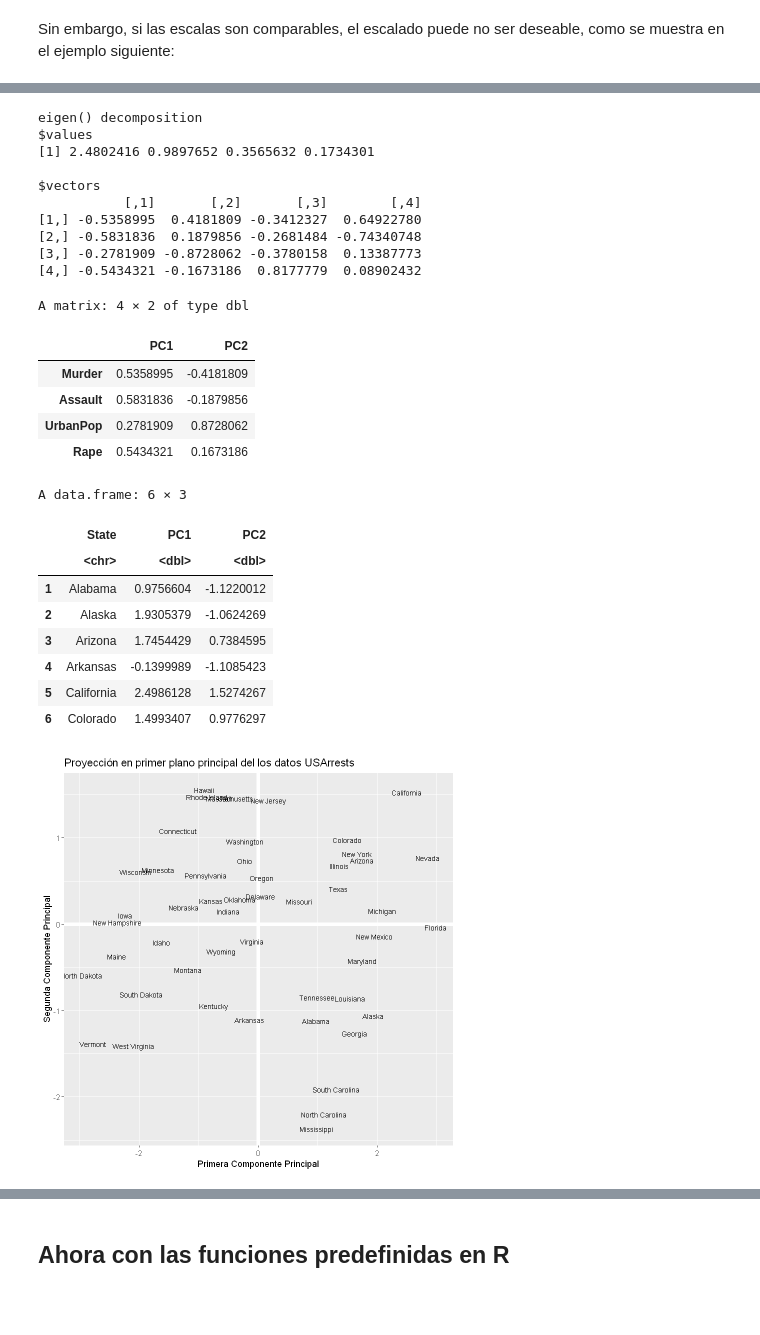
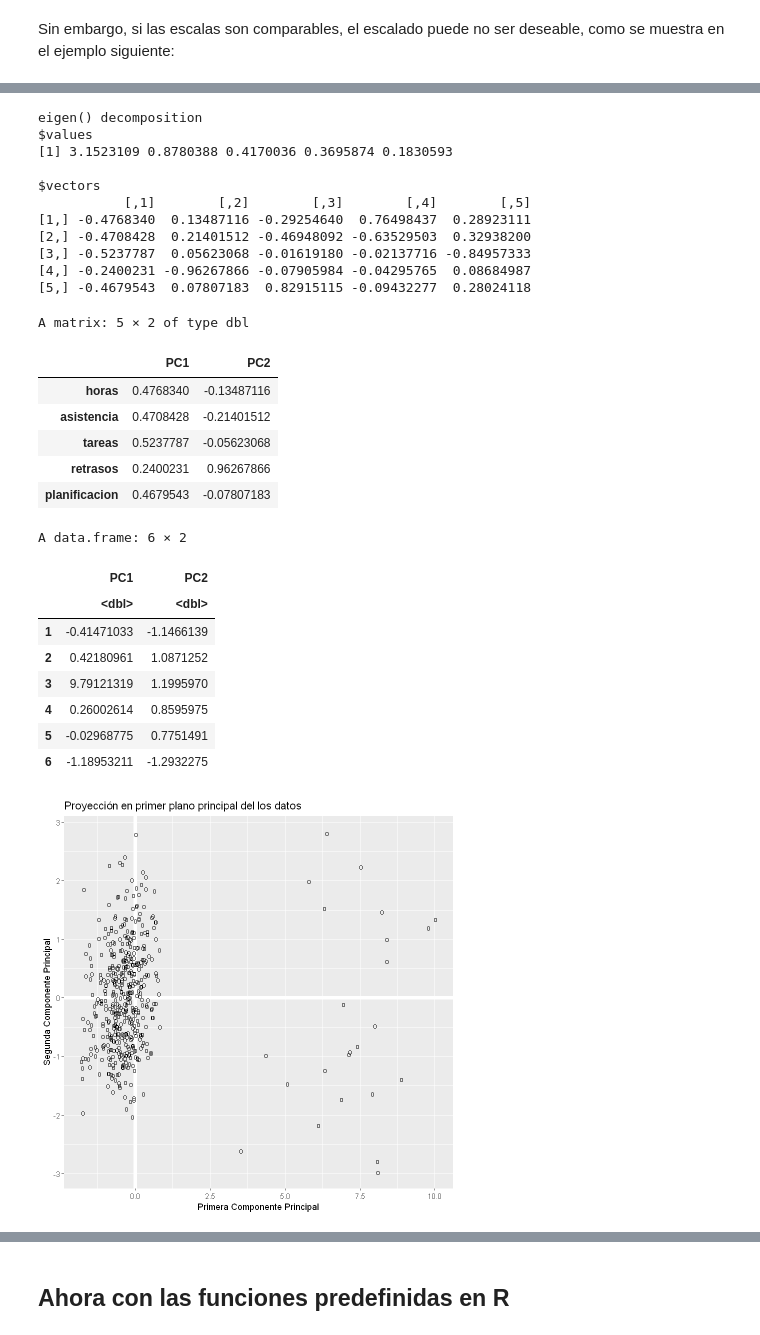
Before and after one commit to elianascheihing/INFO257, a Jupyter notebook: PCA/PCA.ipynb, the cells around one changed output, grey strips where cells are left out. Cells and saved outputs as stored; diff of their text form; code cells hidden in the pictures; blank space fills up the shorter version.

```diff
--- a/PCA/PCA.ipynb
+++ b/PCA/PCA.ipynb
@@ -149,7 +163,7 @@ apply(USArrests,2,mean)
 Para desarrollar los algoritmos vistos es preferible que cada variable  se centre en cero y que tengan una escala común. Por ejemplo, la varianza de Asalto es 6945, mientras que la varianza de Asesinato es solo 18.97. Los datos de Asalto no son necesariamente más variables, simplemente están en una escala diferente en relación con el Asesinato.
 # %%
 # escalando los datos
-scaled_df <- apply(USArrests, 2, scale)
+scaled_df <- apply(datos, 2, scale)
 head(scaled_df)
 apply(scaled_df, 2, var)
 
@@ -180,62 +221,64 @@ Lo importante a recordar es que el PCA está influenciado por la magnitud de cad
 # %%
 # Calculando valores y vectores propios de la matriz de covarianzas empírica
-arrests.cov <- cov(scaled_df)
-arrests.eigen <- eigen(arrests.cov)
-arrests.eigen
+mdat.cov <- cov(scaled_df)
+mdat.eigen <- eigen(mdat.cov)
+mdat.eigen
 # %% [output]
 eigen() decomposition
 $values
-[1] 2.4802416 0.9897652 0.3565632 0.1734301
+[1] 3.1523109 0.8780388 0.4170036 0.3695874 0.1830593
 
 $vectors
-           [,1]       [,2]       [,3]        [,4]
-[1,] -0.5358995  0.4181809 -0.3412327  0.64922780
-[2,] -0.5831836  0.1879856 -0.2681484 -0.74340748
-[3,] -0.2781909 -0.8728062 -0.3780158  0.13387773
-[4,] -0.5434321 -0.1673186  0.8177779  0.08902432
+           [,1]        [,2]        [,3]        [,4]        [,5]
+[1,] -0.4768340  0.13487116 -0.29254640  0.76498437  0.28923111
+[2,] -0.4708428  0.21401512 -0.46948092 -0.63529503  0.32938200
+[3,] -0.5237787  0.05623068 -0.01619180 -0.02137716 -0.84957333
+[4,] -0.2400231 -0.96267866 -0.07905984 -0.04295765  0.08684987
+[5,] -0.4679543  0.07807183  0.82915115 -0.09432277  0.28024118
 # %%
 # Extrayendo los pesos de los dos primeras componentes principales
-w <- -arrests.eigen$vectors[,1:2]
-row.names(w) <- c("Murder", "Assault", "UrbanPop", "Rape")
+w <- -mdat.eigen$vectors[,1:2]
+row.names(w) <- colnames(scaled_df)
 colnames(w) <- c("PC1", "PC2")
 w
 # %% [output]
-A matrix: 4 × 2 of type dbl
+A matrix: 5 × 2 of type dbl
 |  | PC1 | PC2 |
-| Murder | 0.5358995 | -0.4181809 |
-| Assault | 0.5831836 | -0.1879856 |
-| UrbanPop | 0.2781909 | 0.8728062 |
-| Rape | 0.5434321 | 0.1673186 |
+| horas | 0.4768340 | -0.13487116 |
+| asistencia | 0.4708428 | -0.21401512 |
+| tareas | 0.5237787 | -0.05623068 |
+| retrasos | 0.2400231 | 0.96267866 |
+| planificacion | 0.4679543 | -0.07807183 |
 # %%
 # Calcula proyección de los datos en cada componente principal
 PC1 <- as.matrix(scaled_df) %*% w[,1]
 PC2 <- as.matrix(scaled_df) %*% w[,2]
 
 # Crea nuevo dataframe con la proyección
-PC <- data.frame(State = row.names(USArrests), PC1, PC2)
+PC <- data.frame(PC1, PC2)
 head(PC)
 # %% [output]
-A data.frame: 6 × 3
+A data.frame: 6 × 2
-|  | State | PC1 | PC2 |
-|  | <chr> | <dbl> | <dbl> |
-| 1 | Alabama | 0.9756604 | -1.1220012 |
-| 2 | Alaska | 1.9305379 | -1.0624269 |
-| 3 | Arizona | 1.7454429 | 0.7384595 |
-| 4 | Arkansas | -0.1399989 | -1.1085423 |
-| 5 | California | 2.4986128 | 1.5274267 |
-| 6 | Colorado | 1.4993407 | 0.9776297 |
+|  | PC1 | PC2 |
+|  | <dbl> | <dbl> |
+| 1 | -0.41471033 | -1.1466139 |
+| 2 | 0.42180961 | 1.0871252 |
+| 3 | 9.79121319 | 1.1995970 |
+| 4 | 0.26002614 | 0.8595975 |
+| 5 | -0.02968775 | 0.7751491 |
+| 6 | -1.18953211 | -1.2932275 |
 # %%
 #install.packages('ggplot2')
 library(ggplot2)
 # Grafico en primer plano principal
 ggplot(PC, aes(PC1, PC2)) +
   modelr::geom_ref_line(h = 0) +
   modelr::geom_ref_line(v = 0) +
-  geom_text(aes(label = State), size = 3) +
+  geom_text(aes(label = 'o'), size = 3) +
   xlab("Primera Componente Principal") +
   ylab("Segunda Componente Principal") +
-  ggtitle("Proyección en primer plano principal del los datos USArrests")
+  ggtitle("Proyección en primer plano principal del los datos")
 # %% [output]
-[figure, old version]
+[figure, new version]
 # %%
 #Cálculo de la varianza explicada
```
Also changed, not shown: parts of 24 cells of this notebook, 30 other files.
